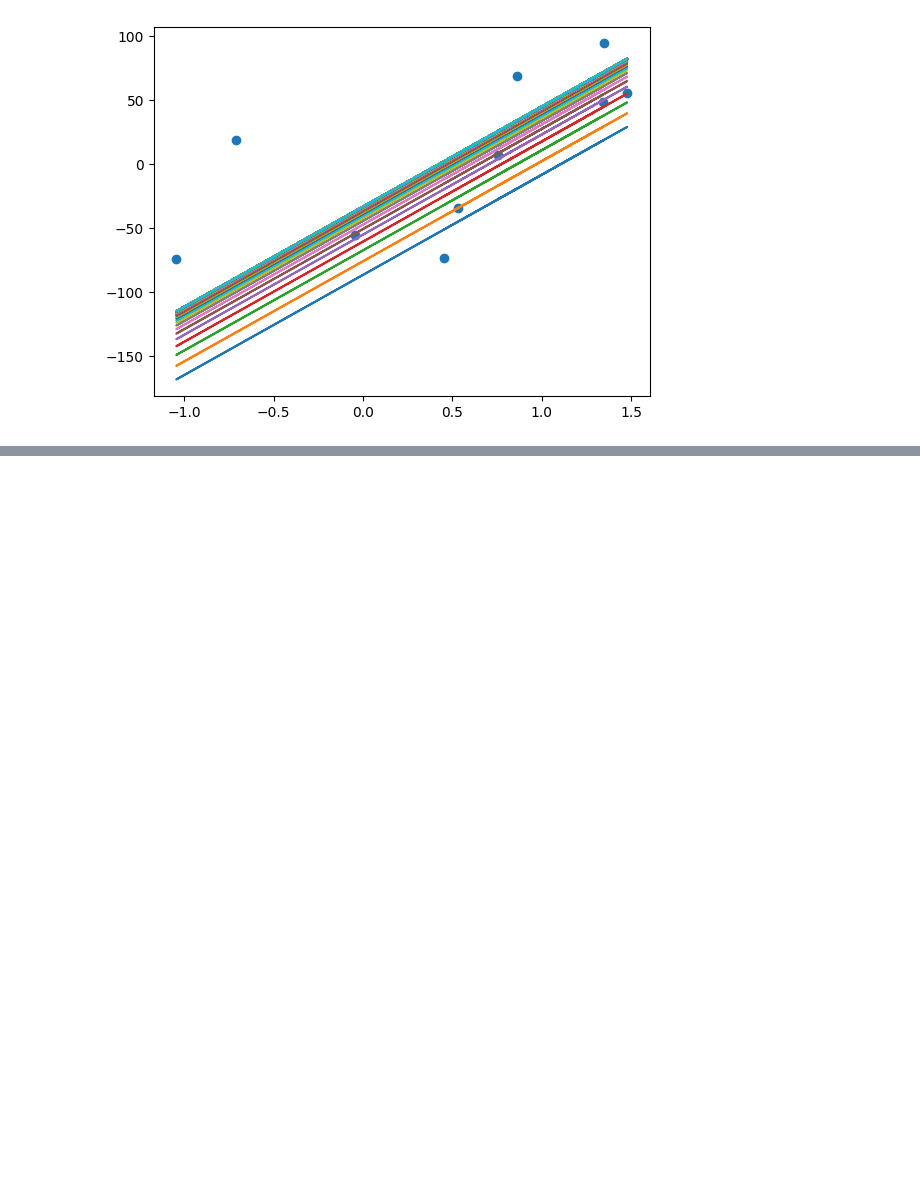
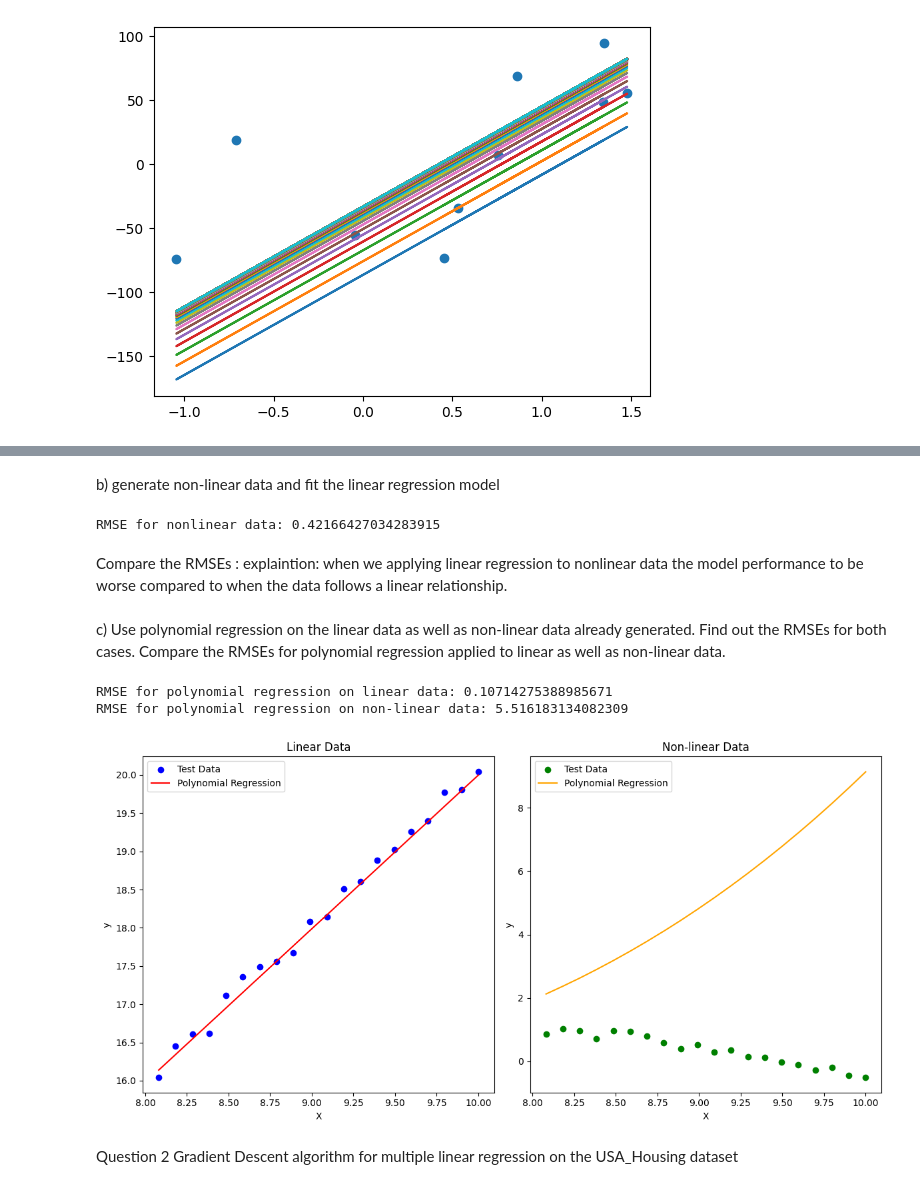
Before and after one commit to 13hamza/gradient_descent, a Jupyter notebook: ML_Assignment_1_70111624.ipynb, the cells around one changed output, grey strips where cells are left out. Drawn from its saved outputs; the diff is of its cells as text; code cells hidden in the pictures; blank space fills up the shorter version.

```diff
--- a/ML_Assignment_1_70111624.ipynb
+++ b/ML_Assignment_1_70111624.ipynb
@@ -159,0 +235,35 @@ plt.scatter(X,y)
+# %% [markdown]
+b) generate non-linear data and fit the linear regression model
+# %%
+import numpy as np
+import matplotlib.pyplot as plt
+from sklearn.linear_model import LinearRegression
+from sklearn.metrics import mean_squared_error
+def generate_nonlinear_data(num_samples):
+    x = np.random.rand(num_samples, 1)
+    # generete non-linear relationship for y
+    y = 3 * x**2 - 2 * x + 1 + np.random.rand(num_samples, 1)
+    return x, y
+
+def linear_regression(x, y):
+    regress_model = LinearRegression()
+    regress_model.fit(x, y)
+    y_predicted = regress_model.predict(x)
+    rmse = np.sqrt(mean_squared_error(y, y_predicted))
+    slope = regress_model.coef_[0]
+    intercept = regress_model.intercept_
+    return slope, intercept, rmse
+
+# generete non=linear data
+x_nonlinear, y_nonlinear = generate_nonlinear_data(100)
+#linear regression on non-linear
+slope_nonlinear, intercept_nonlinear, rmse_nonlinear = linear_regression(x_nonlinear, y_nonlinear)
+print('RMSE for nonlinear data:', rmse_nonlinear)
+# %% [output]
+RMSE for nonlinear data: 0.42166427034283915
+# %% [markdown]
+Compare the RMSEs :
+explaintion:
+when we applying linear regression to nonlinear data the model performance to be worse compared to when the data follows a linear relationship.
+# %% [markdown]
+c)	Use polynomial regression on the linear data as well as non-linear data already generated. Find out the RMSEs for both cases. Compare the RMSEs for polynomial regression applied to linear as well as non-linear data.
@@ -159,0 +311,43 @@ plt.scatter(X,y)
+# %%
+# Apply polynomial regression on both linear and non-linear data
+degree = 3
+
+
+y_pred_linear, rmse_linear = polynomial_regression(X_train_linear, y_train_linear, X_test_linear, y_test_linear, degree)
+y_pred_non_linear, rmse_non_linear = polynomial_regression(X_train_non_linear, y_train_non_linear, X_test_non_linear, y_test_non_linear, degree)
+
+print("RMSE for polynomial regression on linear data:", rmse_linear)
+print("RMSE for polynomial regression on non-linear data:", rmse_non_linear)
+# %% [output]
+RMSE for polynomial regression on linear data: 0.10714275388985671
+RMSE for polynomial regression on non-linear data: 5.516183134082309
+# %%
+#plot the Graph
+# Plotting
+plt.figure(figsize=(12, 6))
+
+# Plot linear
+plt.subplot(1, 2, 1)
+plt.scatter(X_test_linear, y_test_linear, color='blue', label='Test Data')
+plt.plot(X_test_linear, y_pred_linear, color='red', label='Polynomial Regression')
+plt.title('Linear Data')
+plt.xlabel('X')
+plt.ylabel('y')
+plt.legend()
+
+# Plot non-linear
+plt.subplot(1, 2, 2)
+plt.scatter(X_test_non_linear, y_test_non_linear, color='green', label='Test Data')
+plt.plot(X_test_non_linear, y_pred_non_linear, color='orange', label='Polynomial Regression')
+plt.title('Non-linear Data')
+plt.xlabel('X')
+plt.ylabel('y')
+plt.legend()
+
+plt.tight_layout()
+plt.show()
+# %% [output]
+[figure, added]
+# %% [markdown]
+Question 2
+Gradient Descent algorithm for multiple linear regression on the USA_Housing dataset
```
Also changed, not shown: parts of 12 cells of this notebook.
